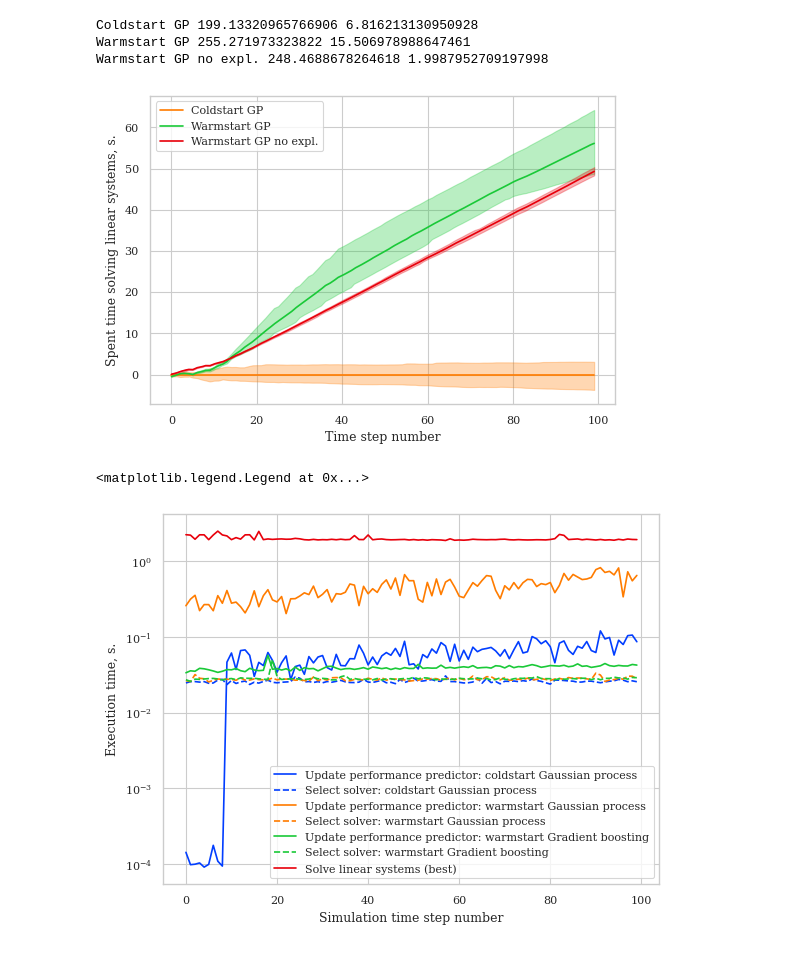
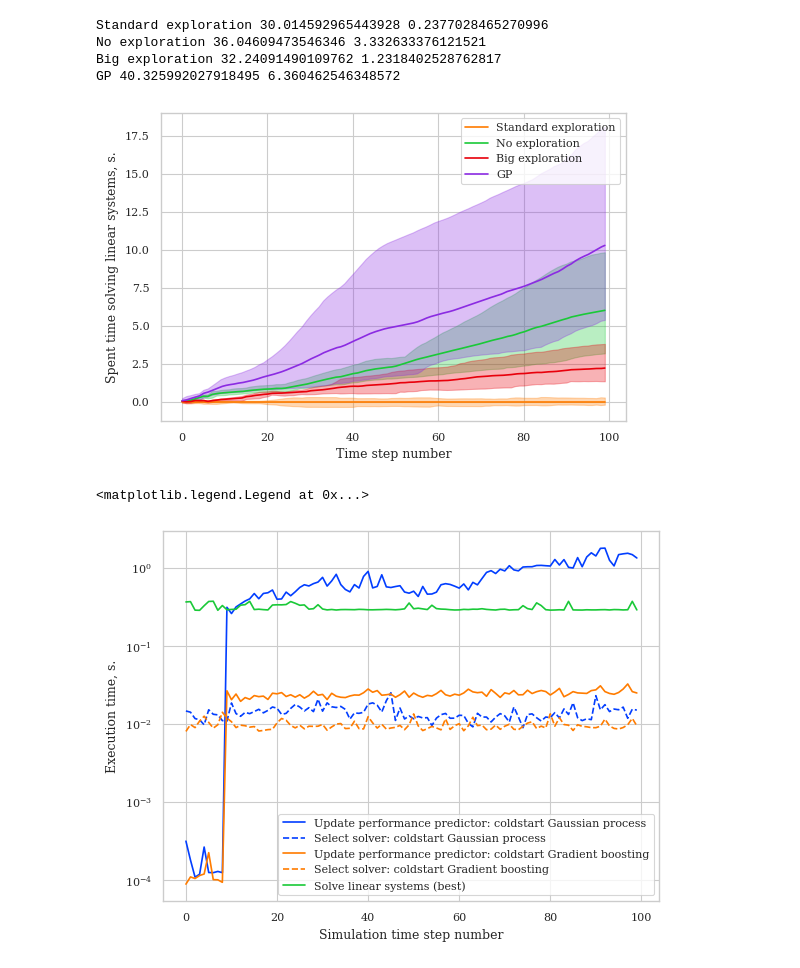
Before and after one commit to Yuriyzabegaev/solver_selector, a Jupyter notebook: examples/3.1/results_3_1_poro.ipynb, the cells around one changed output. Drawn from its saved outputs; the diff is of its cells as text; code cells hidden in the pictures.

Commit message:
exploration small

```diff
--- a/examples/3.1/results_3_1_poro.ipynb
+++ b/examples/3.1/results_3_1_poro.ipynb
@@ -27,7 +27,7 @@ sns.set_theme(
     rc=tex_fonts,
 )
 
-NUM_SIMS = 5
+NUM_SIMS = 3
 CONVERGED = False
 USE_SIMULATED_TIME = False
 MINUTE = 60
@@ -38,15 +38,10 @@ else:
     X_LABEL = "Time step number"
 
 data = {
-    "Coldstart eps (from exp.2)": load_data("../2/poro_coldstart_l", n_newest=NUM_SIMS),
-    "Coldstart no exploration": load_data("poro_coldstart_eps0", n_newest=NUM_SIMS),
-    "Coldstart big exploration": load_data("poro_coldstart_eps_big", n_newest=NUM_SIMS),
-    # 'Warmstart eps (from exp.2)': load_data("../2/poro_warmstart_l_sm", n_newest=NUM_SIMS),
-    # "Warmstart no exploration": load_data("poro_warmstart_eps0", n_newest=NUM_SIMS),
-    # "Warmstart big exploration": load_data("poro_warmstart_eps_big", n_newest=NUM_SIMS),
-    "Coldstart GP": load_data("poro_coldstart_gp", n_newest=NUM_SIMS),
-    # "Warmstart GP": load_data("poro_warmstart_gp", n_newest=NUM_SIMS),
-    # "Warmstart GP no expl.": load_data('poro_warmstart_gp_no_exploration', n_newest=NUM_SIMS)
+    "Standard exploration": load_data("../1/poro_ldynamic", n_newest=NUM_SIMS),
+    "No exploration": load_data("poro_eps0", n_newest=NUM_SIMS),
+    "Big exploration": load_data("poro_eps_big", n_newest=NUM_SIMS),
+    "GP": load_data("poro_gp", n_newest=NUM_SIMS),
 }
 
 
@@ -167,7 +172,8 @@ plt.ylabel("Spent time solving linear systems, s.")
 if save_media_path is not None:
     plt.savefig(save_media_path / "thermal_performance.pdf", bbox_inches="tight")
 # %% [output]
-Coldstart GP 199.13320965766906 6.816213130950928
-Warmstart GP 255.271973323822 15.506978988647461
-Warmstart GP no expl. 248.4688678264618 1.9987952709197998
+Standard exploration 30.014592965443928 0.2377028465270996
+No exploration 36.04609473546346 3.332633376121521
+Big exploration 32.24091490109762 1.2318402528762817
+GP 40.325992027918495 6.360462546348572
-[figure, old version]
+[figure, new version]
@@ -180,30 +180,35 @@ metrics = {
 # %%
+metrics = {
+    "coldstart Gaussian process": np.load('performance/poro_gp_0_metrics.npy', allow_pickle=True).item(),
+    "coldstart Gradient boosting": np.load('performance/poro_eps0_0_metrics.npy', allow_pickle=True).item(),
+}
+
 fig = plt.figure()
 for i, (name, metric) in enumerate(metrics.items()):
     plt.plot(
         metric["update_selector_times"],
         label=f"Update performance predictor: {name}",
         color=f"C{i}",
     )
     plt.plot(
         metric["select_solver_times"],
         label=f"Select solver: {name}",
         color=f"C{i}",
         linestyle="--",
     )
 
 solve_best_time = sum_per_time_step(
     make_solve_linear_system_time(data[best_name][0], converged=CONVERGED),
     data[best_name][0],
     converged=CONVERGED,
 )
 plt.plot(solve_best_time, label="Solve linear systems (best)", color=f"C{i+1}")
 plt.yscale("log")
 plt.ylabel("Execution time, s.")
 plt.xlabel("Simulation time step number")
 # fig.legend(loc="center", bbox_to_anchor=(0.5, -.1))
 plt.legend(loc="lower right")
 # plt.ylim(bottom=1e-2)
 # %% [output]
 <matplotlib.legend.Legend at 0x...>
-[figure, old version]
+[figure, new version]
```
Also changed, not shown: parts of 4 cells of this notebook, 4 other files.
